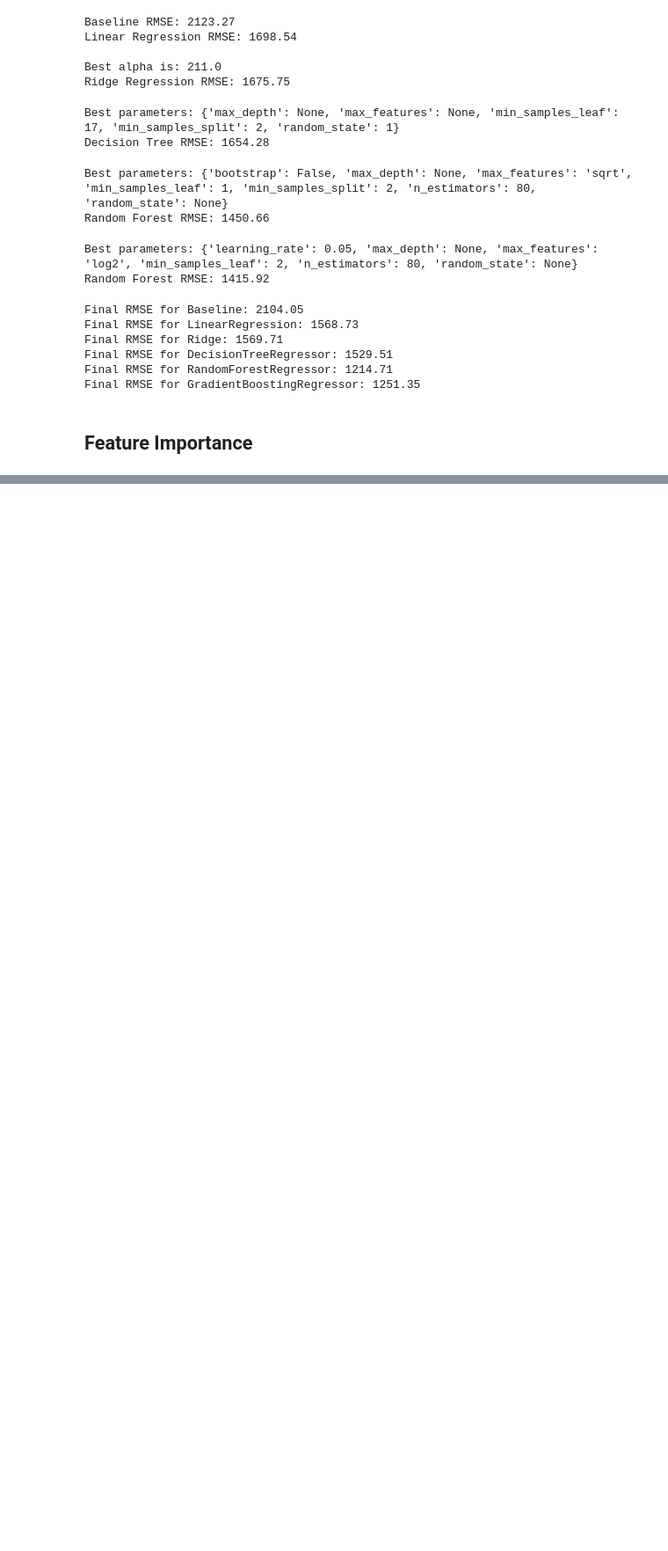
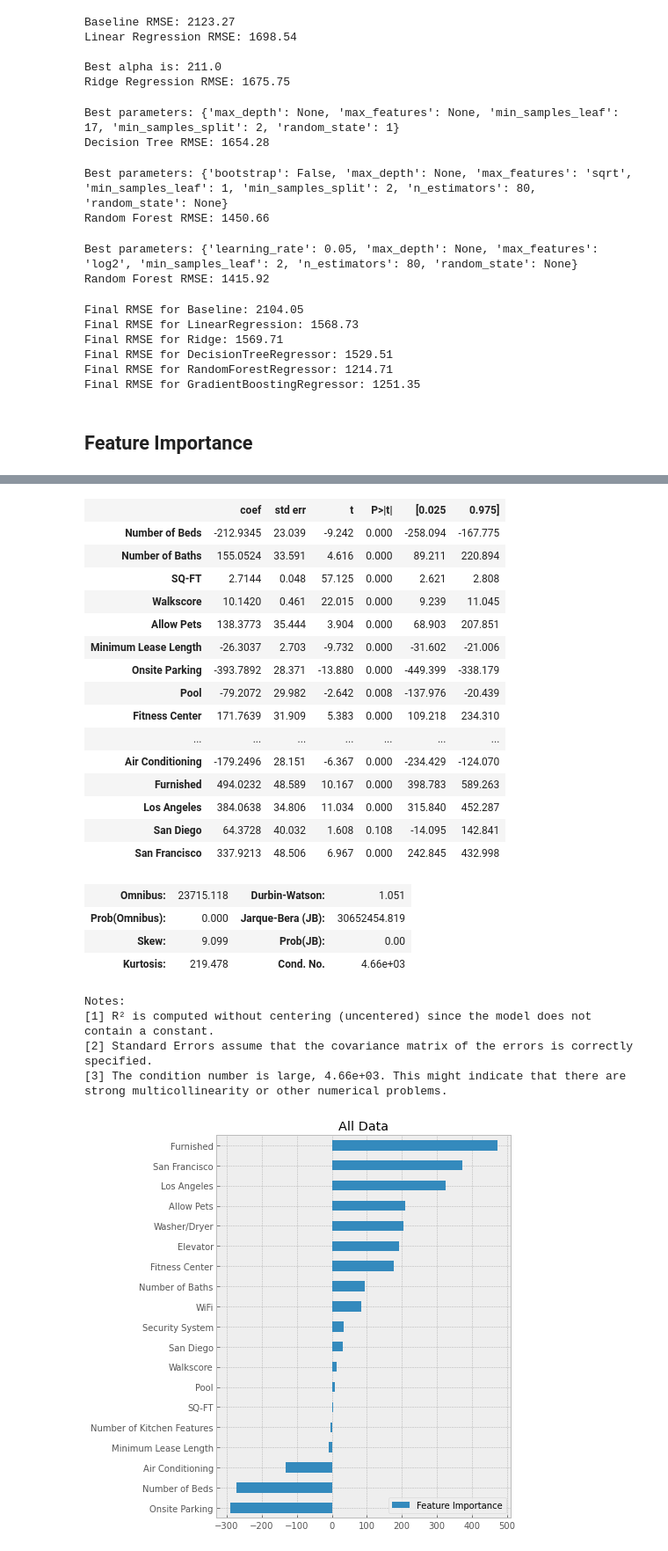
Before and after one commit to yenholaivy/CaliforniaRentalValueEstimation, a Jupyter notebook: California_Rental_Price_Estimator.ipynb, the cells around one changed output, grey strips where cells are left out. Shown at 88% size. Drawn from its saved outputs; the diff is of its cells as text; code cells hidden in the pictures; blank space fills up the shorter version.

```diff
--- a/California_Rental_Price_Estimator.ipynb
+++ b/California_Rental_Price_Estimator.ipynb
@@ -332,0 +351,4 @@ Final RMSE for GradientBoostingRegressor: 1251.35
+# %%
+feature_importance_graph(lin_reg.coef_, None,'All Data')
+sm.OLS(y_all, X_all).fit().summary()
+# %% [output]
@@ -332,0 +365,26 @@ Final RMSE for GradientBoostingRegressor: 1251.35
+|  | coef | std err | t | P>|t| | [0.025 | 0.975] |
+| Number of Beds | -212.9345 | 23.039 | -9.242 | 0.000 | -258.094 | -167.775 |
+| Number of Baths | 155.0524 | 33.591 | 4.616 | 0.000 | 89.211 | 220.894 |
+| SQ-FT | 2.7144 | 0.048 | 57.125 | 0.000 | 2.621 | 2.808 |
+| Walkscore | 10.1420 | 0.461 | 22.015 | 0.000 | 9.239 | 11.045 |
+| Allow Pets | 138.3773 | 35.444 | 3.904 | 0.000 | 68.903 | 207.851 |
+| Minimum Lease Length | -26.3037 | 2.703 | -9.732 | 0.000 | -31.602 | -21.006 |
+| Onsite Parking | -393.7892 | 28.371 | -13.880 | 0.000 | -449.399 | -338.179 |
+| Pool | -79.2072 | 29.982 | -2.642 | 0.008 | -137.976 | -20.439 |
+| Fitness Center | 171.7639 | 31.909 | 5.383 | 0.000 | 109.218 | 234.310 |
+| ... | ... | ... | ... | ... | ... | ... |
+| Air Conditioning | -179.2496 | 28.151 | -6.367 | 0.000 | -234.429 | -124.070 |
+| Furnished | 494.0232 | 48.589 | 10.167 | 0.000 | 398.783 | 589.263 |
+| Los Angeles | 384.0638 | 34.806 | 11.034 | 0.000 | 315.840 | 452.287 |
+| San Diego | 64.3728 | 40.032 | 1.608 | 0.108 | -14.095 | 142.841 |
+| San Francisco | 337.9213 | 48.506 | 6.967 | 0.000 | 242.845 | 432.998 |
+| Omnibus: | 23715.118 | Durbin-Watson: | 1.051 |
+| Prob(Omnibus): | 0.000 | Jarque-Bera (JB): | 30652454.819 |
+| Skew: | 9.099 | Prob(JB): | 0.00 |
+| Kurtosis: | 219.478 | Cond. No. | 4.66e+03 |
+Notes:
+[1] R² is computed without centering (uncentered) since the model does not contain a constant.
+[2] Standard Errors assume that the covariance matrix of the errors is correctly specified.
+[3] The condition number is large, 4.66e+03. This might indicate that there are
+strong multicollinearity or other numerical problems.
+[figure, added]
```
Also changed, not shown: parts of 8 cells of this notebook, 1 other file.
